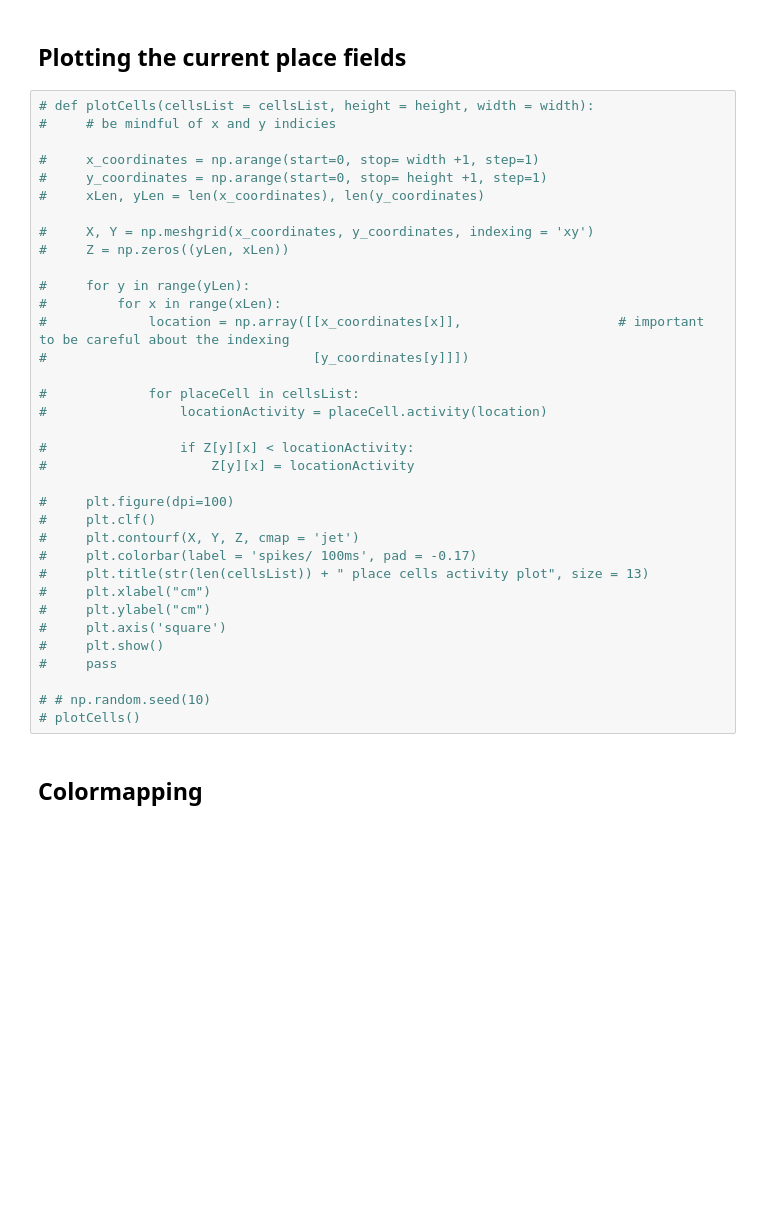
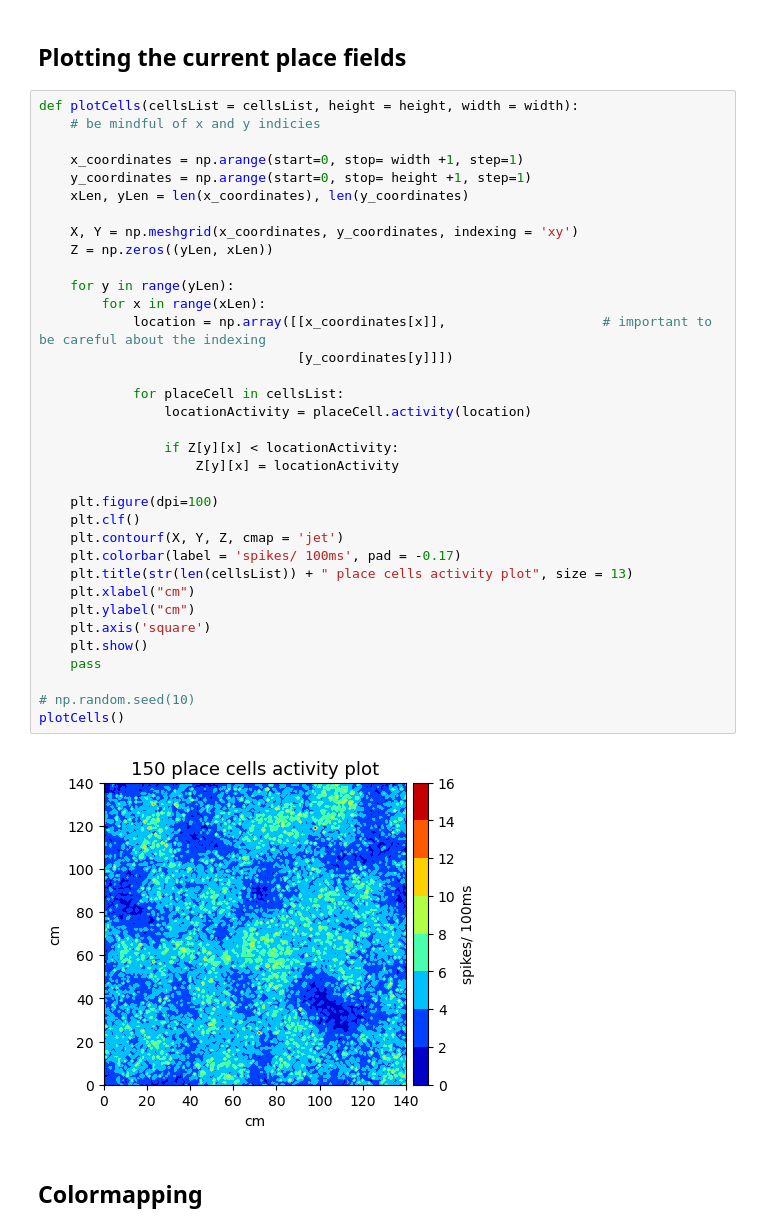
Before and after one commit to jambormike/neurons_dimensionality_reduction, a Jupyter notebook: simAndReduction.ipynb, the cells around one changed output. Cells and saved outputs as stored; diff of their text form; blank space fills up the shorter version.

```diff
--- a/simAndReduction.ipynb
+++ b/simAndReduction.ipynb
@@ -133,40 +133,42 @@ cellsList = generatePlaceCells(n_cells, sigma, height, width)
 # %% [markdown]
 ## Plotting the current place fields
 # %%
-# def plotCells(cellsList = cellsList, height = height, width = width):
-#     # be mindful of x and y indicies
+def plotCells(cellsList = cellsList, height = height, width = width):
+    # be mindful of x and y indicies
 
-#     x_coordinates = np.arange(start=0, stop= width +1, step=1)
-#     y_coordinates = np.arange(start=0, stop= height +1, step=1)
-#     xLen, yLen = len(x_coordinates), len(y_coordinates)
+    x_coordinates = np.arange(start=0, stop= width +1, step=1)
+    y_coordinates = np.arange(start=0, stop= height +1, step=1)
+    xLen, yLen = len(x_coordinates), len(y_coordinates)
 
-#     X, Y = np.meshgrid(x_coordinates, y_coordinates, indexing = 'xy')
-#     Z = np.zeros((yLen, xLen))
+    X, Y = np.meshgrid(x_coordinates, y_coordinates, indexing = 'xy')
+    Z = np.zeros((yLen, xLen))
 
-#     for y in range(yLen):
-#         for x in range(xLen):
-#             location = np.array([[x_coordinates[x]],                    # important to be careful about the indexing
-#                                  [y_coordinates[y]]])
+    for y in range(yLen):
+        for x in range(xLen):
+            location = np.array([[x_coordinates[x]],                    # important to be careful about the indexing
+                                 [y_coordinates[y]]])
 
-#             for placeCell in cellsList:
-#                 locationActivity = placeCell.activity(location)
+            for placeCell in cellsList:
+                locationActivity = placeCell.activity(location)
 
-#                 if Z[y][x] < locationActivity:
-#                     Z[y][x] = locationActivity
+                if Z[y][x] < locationActivity:
+                    Z[y][x] = locationActivity
 
-#     plt.figure(dpi=100)
-#     plt.clf()
-#     plt.contourf(X, Y, Z, cmap = 'jet')
-#     plt.colorbar(label = 'spikes/ 100ms', pad = -0.17)
-#     plt.title(str(len(cellsList)) + " place cells activity plot", size = 13)
-#     plt.xlabel("cm")
-#     plt.ylabel("cm")
-#     plt.axis('square')
-#     plt.show()
-#     pass
+    plt.figure(dpi=100)
+    plt.clf()
+    plt.contourf(X, Y, Z, cmap = 'jet')
+    plt.colorbar(label = 'spikes/ 100ms', pad = -0.17)
+    plt.title(str(len(cellsList)) + " place cells activity plot", size = 13)
+    plt.xlabel("cm")
+    plt.ylabel("cm")
+    plt.axis('square')
+    plt.show()
+    pass
 
-# # np.random.seed(10)
-# plotCells()
+# np.random.seed(10)
+plotCells()
+# %% [output]
+[figure, added]
 # %% [markdown]
 ## Colormapping
 # %%
```
Also changed, not shown: parts of 38 cells of this notebook, 1 other file.
